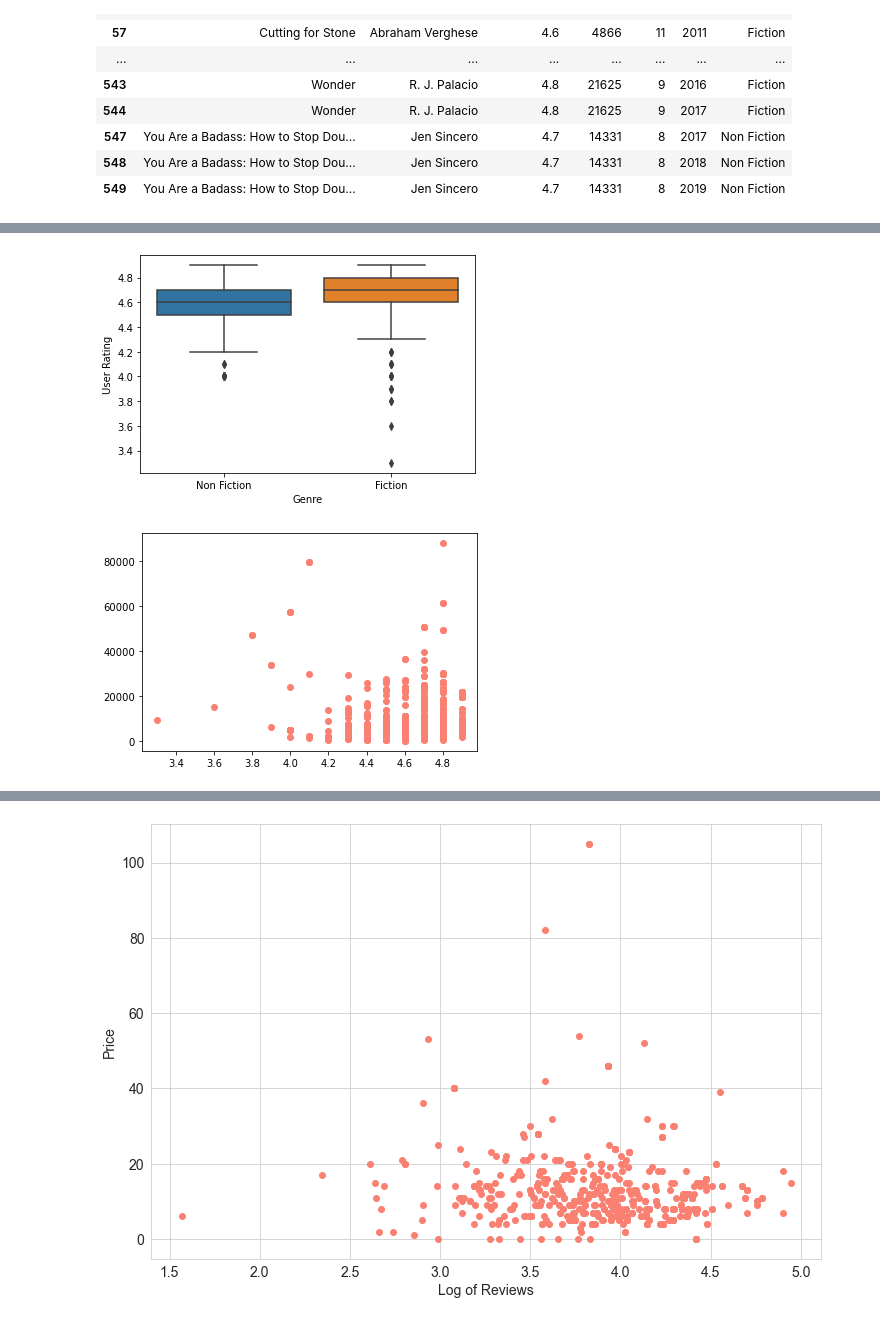
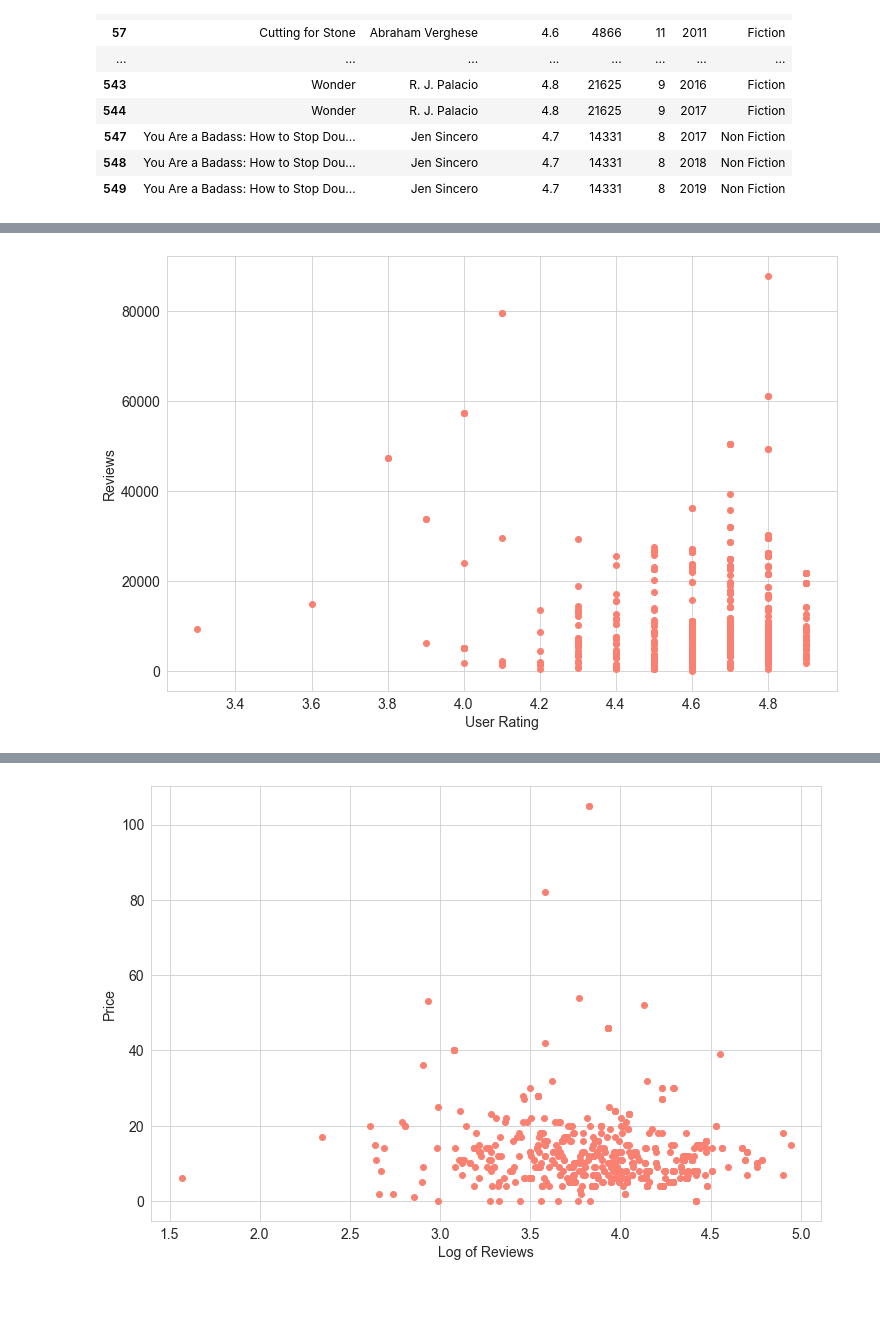
Before and after one commit to Charles2005/Amazon-Bestselling-Books-EDA, a Jupyter notebook: Files/Amazon-Top-Books-EDA.ipynb, the cells around one changed output, grey strips where cells are left out. Drawn from its saved outputs; the diff is of its cells as text; code cells hidden in the pictures; blank space fills up the shorter version.

Commit message:
Fixed the ordering and added one visualization

```diff
--- a/Files/Amazon-Top-Books-EDA.ipynb
+++ b/Files/Amazon-Top-Books-EDA.ipynb
@@ -213,8 +248,8 @@ plt.hist(df_log_reviews, bins=10, color="maroon");
-# %%
-sns.boxplot(x="Genre", y=df["User Rating"], data=df);
-# %% [output]
-[figure, removed]
 # %%
-plt.scatter(x=df["User Rating"], y=df["Reviews"], c="salmon");
+fig, ax = plt.subplots(figsize=(12, 8))
+ax.scatter(x=df["User Rating"], y=df["Reviews"], c="salmon");
+ax.tick_params(labelsize=14)
+ax.set_xlabel("User Rating", fontsize=14)
+ax.set_ylabel("Reviews", fontsize=14);
 # %% [output]
-[figure, old version]
+[figure, new version]
```
Also changed, not shown: parts of 30 cells of this notebook.
